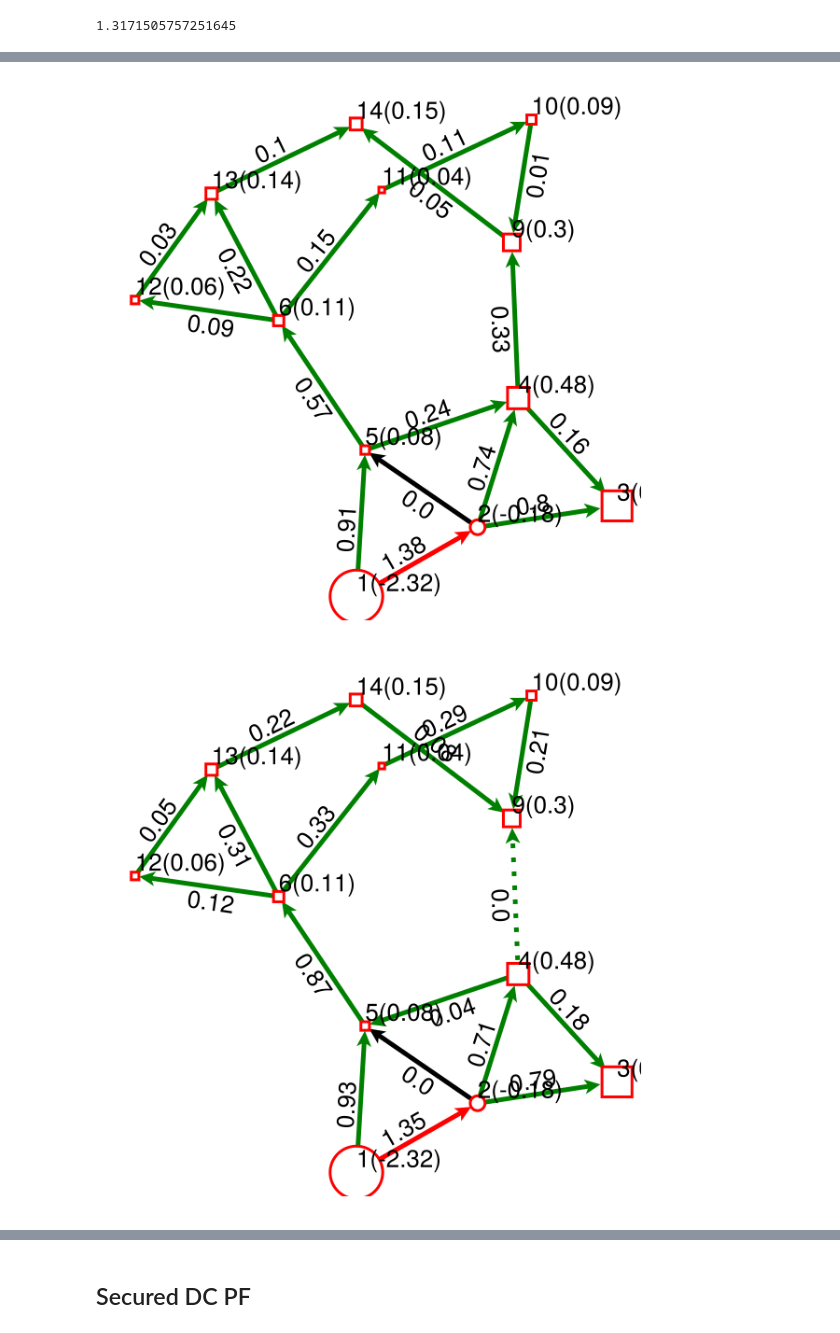
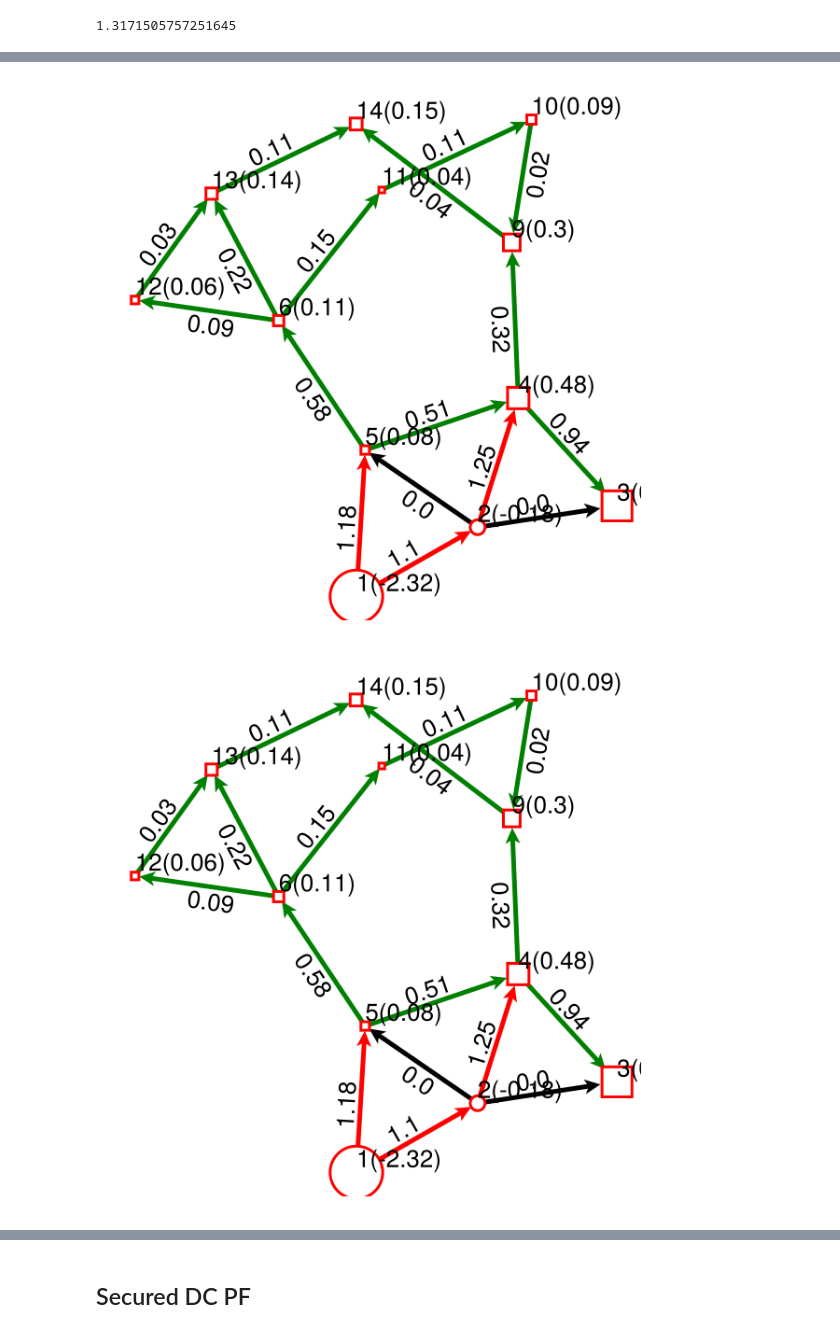
Before and after one commit to BenoitJeanson/topo_sandbox, a Jupyter notebook: Simons_approach.ipynb, the cells around one changed output, grey strips where cells are left out. Saved outputs shown, nothing was run; the diff lists cells and outputs as text; code cells hidden in the pictures.

```diff
--- a/Simons_approach.ipynb
+++ b/Simons_approach.ipynb
@@ -116,8 +146,9 @@ function edge_style(g, e)
    return e_index_for(g,e).trip ? :dot : :solid
 end
 
-function draw(g_orig::MetaGraph; outages = [], trip = nothing, edge_coloring = edge_coloring, edge_style = edge_style, fig_size = (600, 600), font_size = 26)
+function draw(g_orig::MetaGraph; outages = [], trip = nothing, edge_coloring = edge_coloring, edge_style = edge_style, fig_size = (900, 600), font_size = 26)
     g = copy(g_orig)
+    e_labels = edge_labels(g)
     MaxP = maximum(collect(labels(g)) .|> l->abs(g[l]))
     gLabels = [label_for(g, v) for v in vertices(g)]
     to_reverse = []
@@ -585,29 +650,42 @@ add_constraint(g, b->b.p_max=1)
 # contingencies = [1, 3, 4, 6, 7, 9, 10, 11, 13, 14, 15]
 contingencies = [11, 6, 3, 10, 15, 4, 2, 5]
 contingencies = [1, 14]
-g[1,2].p_max = 1
-model = secured_dc_OTS_optim_direct(g, contingencies, is_single_ρ=false, ρ_min_bound=1., n_1_connectedness = false)
+contingencies = []
+# g[1,2].p_max = 1
+
+# bus_confs = [BusConf(4,
+#                 [SubBus(0.478, [12, 14]),
+#                  SubBus(0  , [9, 13 ]) ])]
+
+bus_confs = [BusConf(2,
+                 [SubBus(0.076, [16, 1]),
+                  SubBus(0    , [13, 7]) ])]
+
+ model = secured_dc_OTS_optim_direct(g, contingencies, is_single_ρ=true, ρ_min_bound=0., n_1_connectedness = false, bus_confs=bus_confs)
 optimize!(model)
 # display(latex_formulation(model))
-display("v: $(value.(model[:v]))")
-openings = [i for (i,v) in enumerate(value.(model[:v])) if v == 1]
+display("v_branch: $(value.(model[:v_branch]))")
+openings = [i for (i,v_branch) in enumerate(value.(model[:v_branch])) if v_branch == 1]
 display("open:$openings")
-display([collect(edge_labels(g))[i] for i in 1:ne(g) if value.(model[:v][i])==1 ])
+display([collect(edge_labels(g))[i] for i in 1:ne(g) if value.(model[:v_branch][i])==1 ])
+println("v_bus: $(value(model[:v_bus][2]))")
+# println("γ_bus: $(value.(model[:γ_bus]))")
 
 trip = 1
 
-dc_flow!(g, trip = trip)
-draw(g, trip = trip)#, fig_size = (1300,1300), font_size = 10)
-dc_flow!(g, outages = openings)
-draw(g, outages = openings)
-dc_flow!(g, outages = openings, trip = trip)
-draw(g, outages = openings, trip = trip)
+# dc_flow!(g, trip = trip)
+# draw(g, trip = trip)#, fig_size = (1300,1300), font_size = 10)
+# dc_flow!(g, outages = openings)
+# draw(g, outages = openings)
+# dc_flow!(g, outages = openings, trip = trip)
+# draw(g, outages = openings, trip = trip)
 
 # display(solution_summary(model))
 
 overload = value(model[:overload])
 # the_edges = collect(edges(g))
-display(overload)
+println(overload)
+print("flows: $(value.(model[:flows]))")
 # display(["outage:$c, edge:$e, value flows:$(value(model[:flows][c, e])), max: $(e_index_for(g, the_edges[e]).p_max)"
 #     for c in 1:length(contingencies) + 1
 #     for e in 1:ne(g)
@@ -656,8 +710,8 @@ print(maximum(abs.([e_index_for(g,e).p for e in edges(g)])))
 1.3171505757251645
 # %%
 CairoMakie.activate!(type = "svg")
-outages=[7]
-trip = 14
+outages=[7, 8]
+trip = nothing
 dc_flow!(g, trip = trip)
 draw(g, trip = trip)#, fig_size = (1300,1300), font_size = 10)
 dc_flow!(g, outages = outages)
@@ -669,2 +723,2 @@ draw(g, outages = outages, trip = trip)
-[figure, old version]
+[figure, new version]
-[figure, old version]
+[figure, new version]
```
Also changed, not shown: parts of 11 cells of this notebook, 1 other file.
